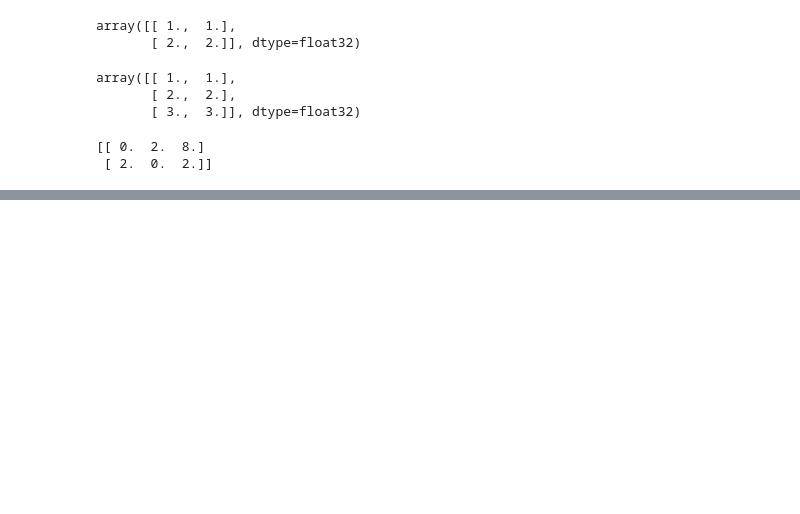
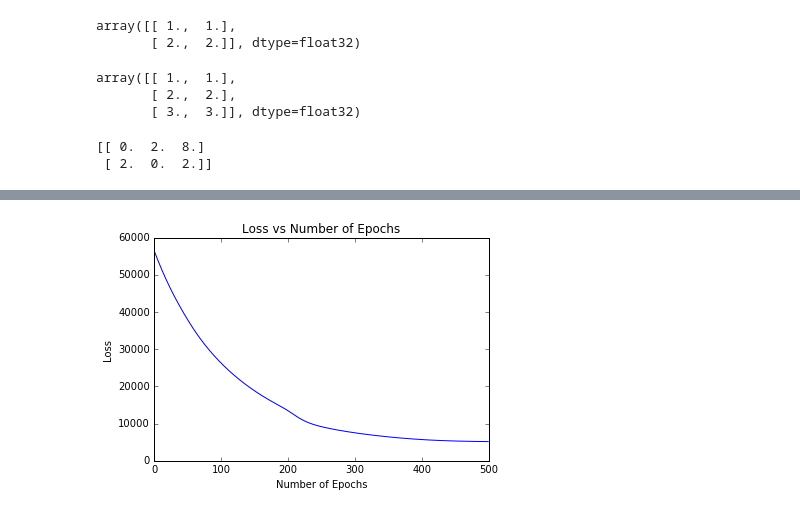
Before and after one commit to bkotzz/ece521, a Jupyter notebook: a3.ipynb, the cells around one changed output, grey strips where cells are left out. Cells and saved outputs as stored; diff of their text form; code cells hidden in the pictures; blank space fills up the shorter version.

```diff
--- a/a3.ipynb
+++ b/a3.ipynb
@@ -50,0 +125,6 @@ with tf.Session() as sess:
+# %%
+def plot_loss(num_epochs, loss):
+    plt.plot(np.arange(num_epochs), loss)
+    plt.title('Loss vs Number of Epochs')
+    plt.xlabel('Number of Epochs')
+    plt.ylabel('Loss')
@@ -50,0 +140,7 @@ with tf.Session() as sess:
+# %%
+num_epochs = 500
+learning_rate = 0.01
+K = 3
+# %%
+loss_results, cluster_assg = k_means(K, data, learning_rate, num_epochs)
+print 'Final Loss: ', loss_results.min()
@@ -50,0 +149,4 @@ with tf.Session() as sess:
+# %%
+plot_loss(num_epochs, loss_results)
+# %% [output]
+[figure, added]
```
Also changed, not shown: parts of 20 cells of this notebook.
